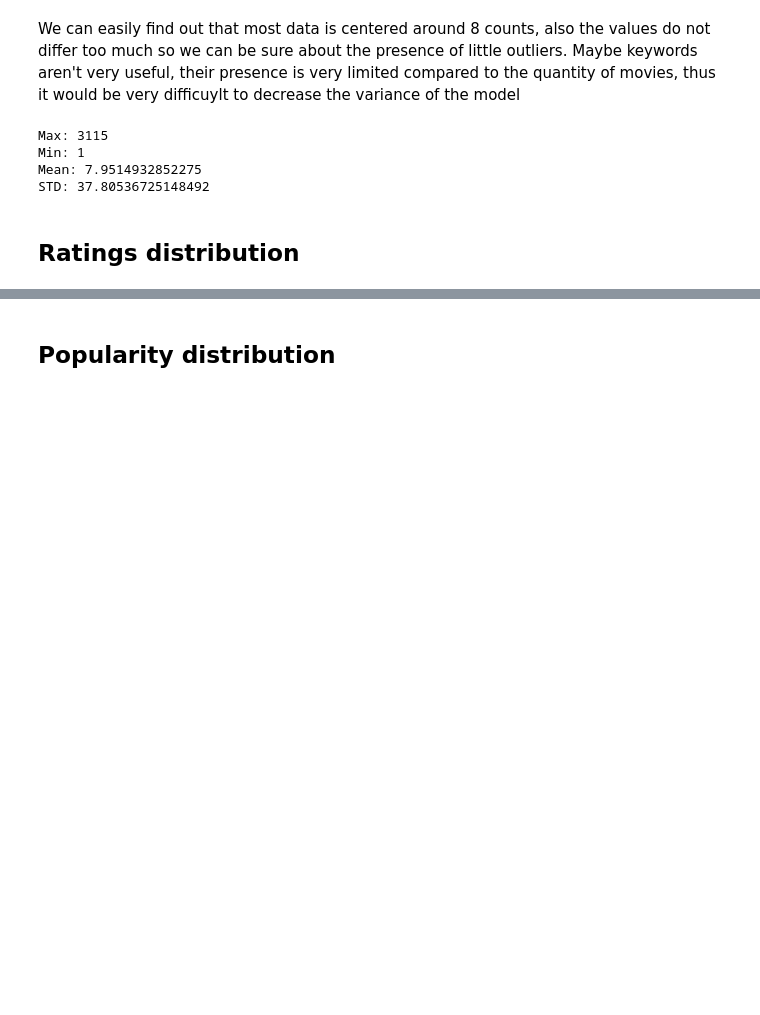
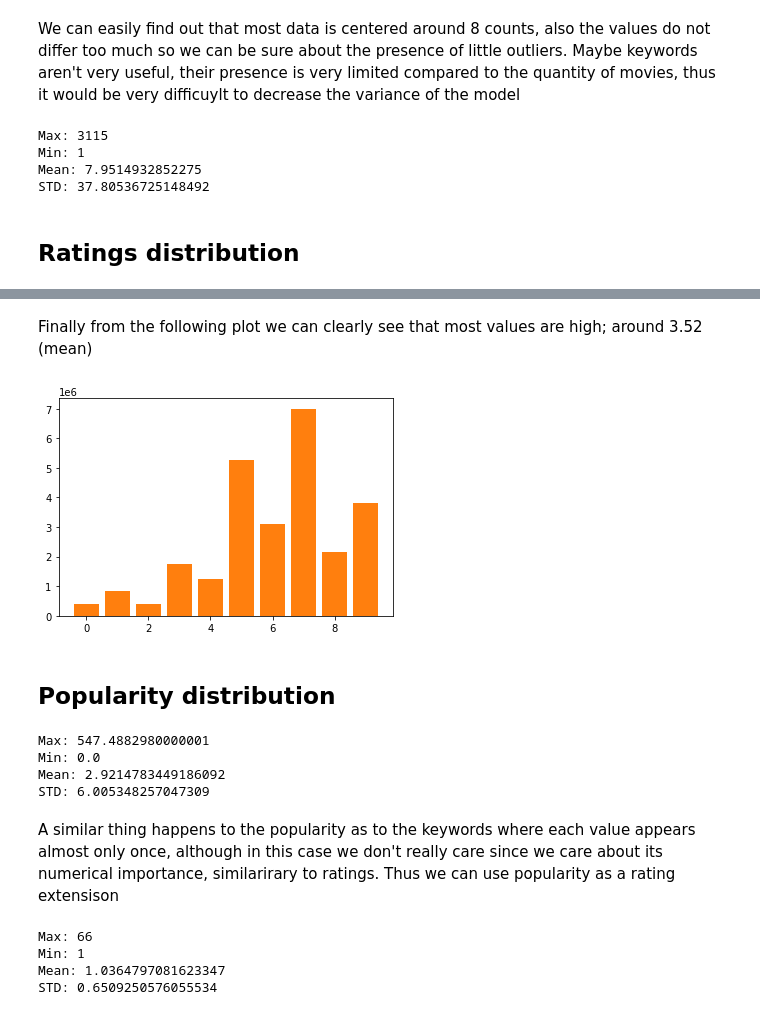
Before and after one commit to polmonroig/deep_recommender, a Jupyter notebook: src/eda.ipynb, the cells around one changed output, grey strips where cells are left out. Cells and saved outputs as stored; diff of their text form; code cells hidden in the pictures; blank space fills up the shorter version.

Commit message:
Add popularity and ratings distribution

```diff
--- a/src/eda.ipynb
+++ b/src/eda.ipynb
@@ -301,0 +287,6 @@ Name: rating, Length: 26024289, dtype: float64
+# %%
+rat = np.array(ratings['rating'])
+print('Max:', rat.max())
+print('Min:', rat.min())
+print('Mean:', rat.mean())
+print('STD:', rat.std())
@@ -301,0 +300,8 @@ Name: rating, Length: 26024289, dtype: float64
+# %%
+s = {}
+for val in rat:
+    if val in s:
+        s[val] += 1
+    else:
+        s[val] = 1
+s
@@ -302,2 +319,44 @@ Name: rating, Length: 26024289, dtype: float64
+# %% [markdown]
+Finally from the following plot we can clearly see that most values are high; around 3.52 (mean)
+# %%
+values = [s[k] for k in sorted(s.keys())]
+total_ratings = np.arange(len(s))
+plt.bar(total_ratings, values)
+plt.show()
+# %% [output]
+[figure, added]
 # %% [markdown]
 ## Popularity distribution
+# %%
+metadata = metadata[pd.to_numeric(metadata['popularity'], errors='coerce').notnull()]
+popularity = metadata['popularity'].dropna()
+
+pop = np.array([float(val) for val in popularity])
+print('Max:', pop.max())
+print('Min:', pop.min())
+print('Mean:', pop.mean())
+print('STD:', pop.std())
+# %% [output]
+Max: 547.4882980000001
+Min: 0.0
+Mean: 2.9214783449186092
+STD: 6.005348257047309
+# %% [markdown]
+A similar thing happens to the popularity as to the keywords where each value appears almost only once, although in this case we don't really care since we care about its numerical importance, similarirary to ratings. Thus we can use popularity as a rating extensison
+# %%
+s = {}
+for val in pop:
+    if val in s:
+        s[val] += 1
+    else:
+        s[val] = 1
+values = np.array(list(s.values()))
+print('Max:', values.max())
+print('Min:', values.min())
+print('Mean:', values.mean())
+print('STD:', values.std())
+# %% [output]
+Max: 66
+Min: 1
+Mean: 1.0364797081623347
+STD: 0.6509250576055534
```
Also changed, not shown: parts of 4 cells of this notebook.
